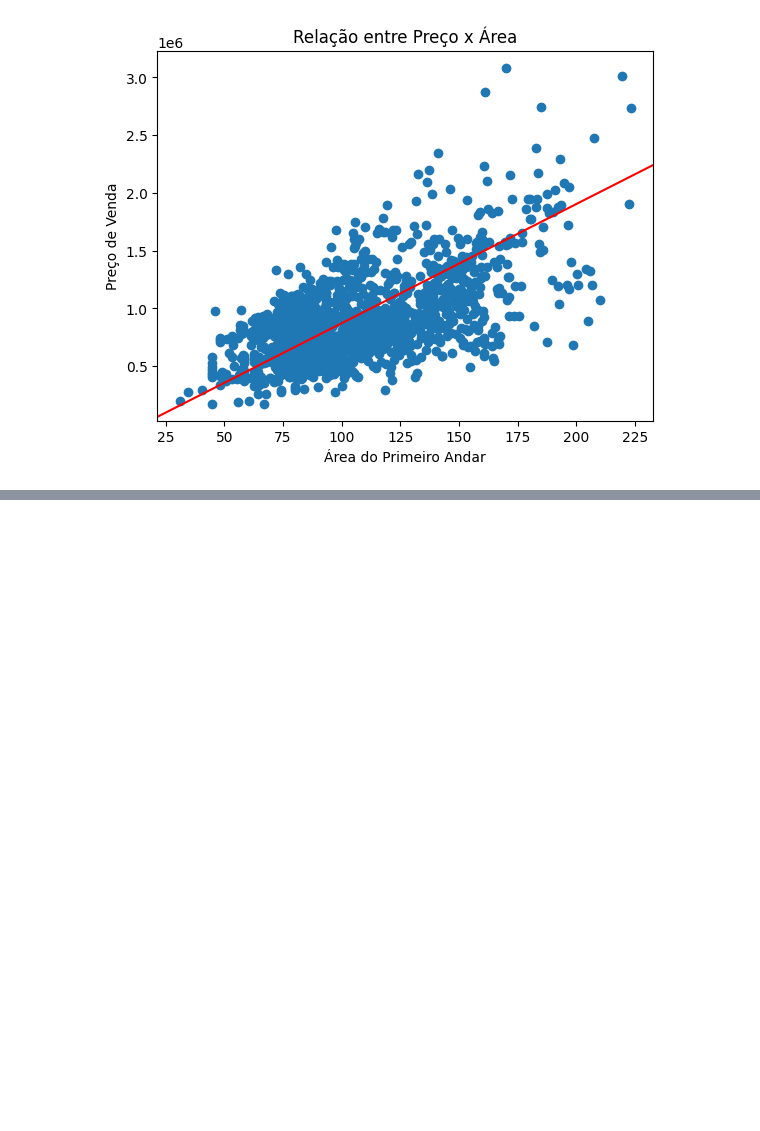
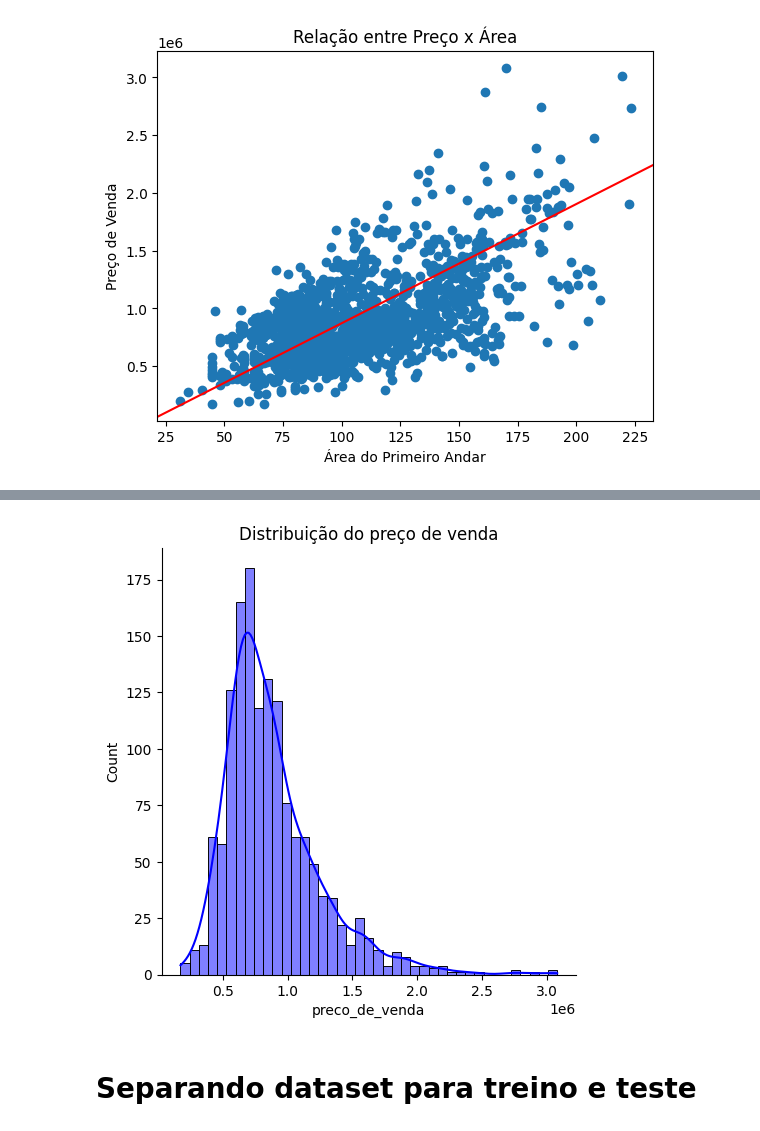
Before and after one commit to RafaelBernardinoDev/linear-regression-housing, a Jupyter notebook: house_price_prediction.ipynb, the cells around one changed output, grey strips where cells are left out. Cells and saved outputs as stored; diff of their text form; code cells hidden in the pictures; blank space fills up the shorter version.

```diff
--- a/house_price_prediction.ipynb
+++ b/house_price_prediction.ipynb
@@ -134,3 +134,11 @@ Text(0.5, 1.0, 'Relação entre Preço x Área')
 px.scatter(df ,x = 'area_primeiro_andar', y = 'preco_de_venda', trendline_color_override='red', trendline='ols')
 # %% [output]
 [interactive output not drawn]
+# %%
+sns.displot(df['preco_de_venda'], kde = True, color = 'blue')
+plt.title('Distribuição do preço de venda')
+plt.show()
+# %% [output]
+[figure, added]
+# %% [markdown]
+# Separando dataset para treino e teste
```
Also changed, not shown: parts of 8 cells of this notebook.
